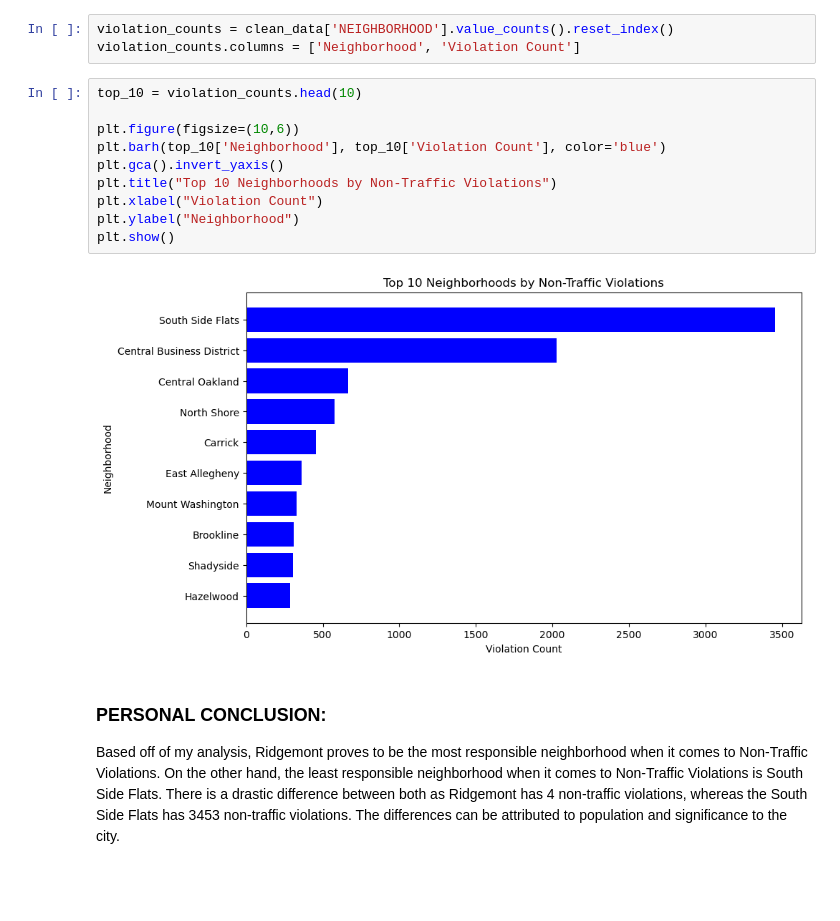
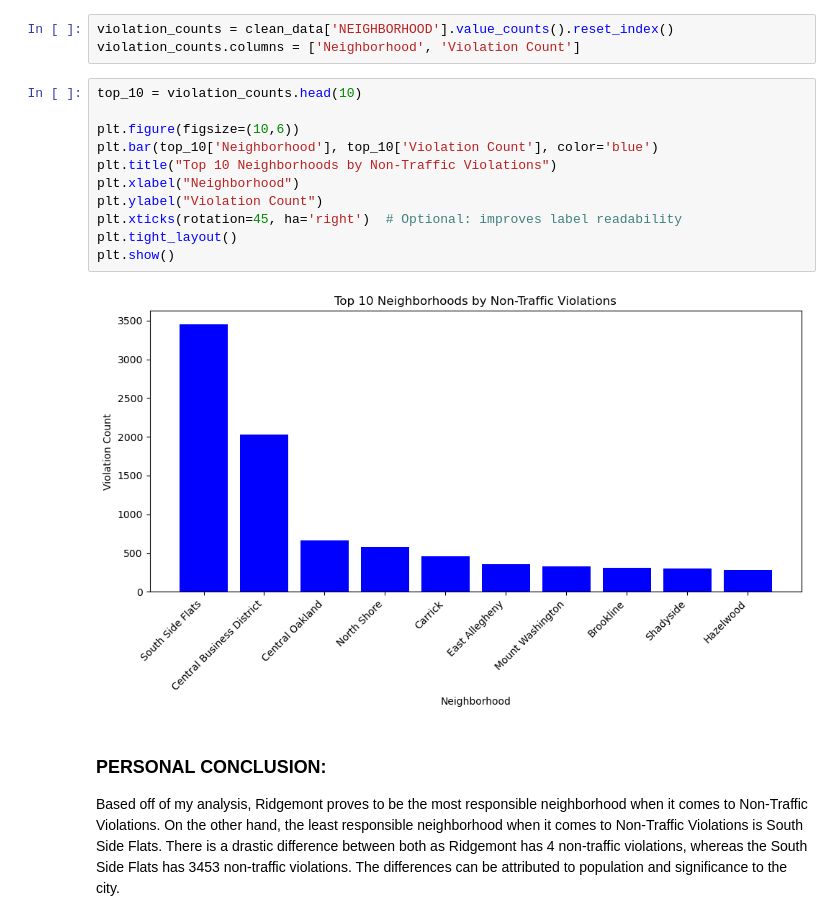
Before and after one commit to SharvM/Best-Neighborhood-Responsibility, a Jupyter notebook: violations.ipynb, the cells around one changed output. Drawn from its saved outputs; the diff is of its cells as text; blank space fills up the shorter version.

```diff
--- a/violations.ipynb
+++ b/violations.ipynb
@@ -47,15 +47,16 @@ violation_counts.columns = ['Neighborhood', 'Violation Count']
 # %%
 top_10 = violation_counts.head(10)
 
 plt.figure(figsize=(10,6))
-plt.barh(top_10['Neighborhood'], top_10['Violation Count'], color='blue')
-plt.gca().invert_yaxis()
+plt.bar(top_10['Neighborhood'], top_10['Violation Count'], color='blue')
 plt.title("Top 10 Neighborhoods by Non-Traffic Violations")
-plt.xlabel("Violation Count")
-plt.ylabel("Neighborhood")
+plt.xlabel("Neighborhood")
+plt.ylabel("Violation Count")
+plt.xticks(rotation=45, ha='right')  # Optional: improves label readability
+plt.tight_layout()
 plt.show()
 # %% [output]
-[figure, old version]
+[figure, new version]
 # %% [markdown]
 ### PERSONAL CONCLUSION:
 Based off of my analysis, Ridgemont proves to be the most responsible neighborhood when it comes to Non-Traffic Violations. On the other hand, the least responsible neighborhood when it comes to Non-Traffic Violations is South Side Flats. There is a drastic difference between both as Ridgemont has 4 non-traffic violations, whereas the South Side Flats has 3453 non-traffic violations. The differences can be attributed to population and significance to the city.
```
Also changed, not shown: 2 other files.
